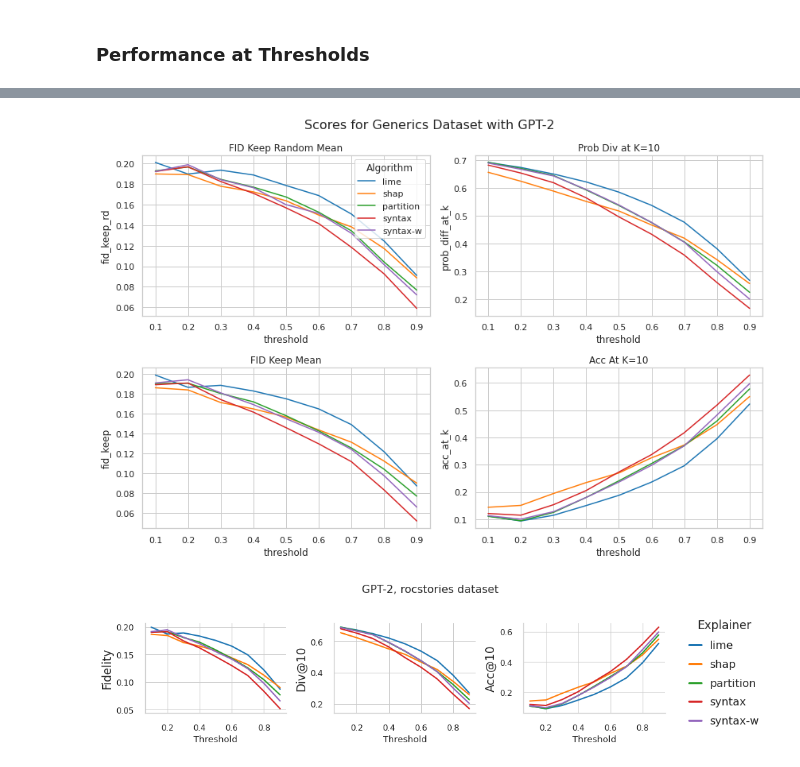
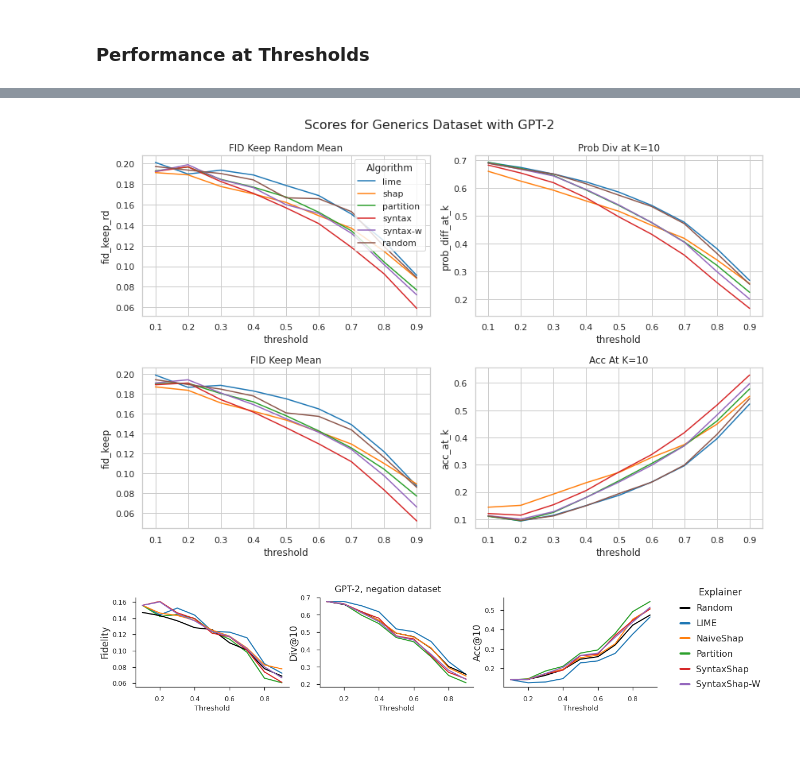
Before and after one commit to k-amara/syntax-shap, a Jupyter notebook: notebooks/Scores_Visualization_GPT2.ipynb, the cells around one changed output, grey strips where cells are left out. Saved outputs shown, nothing was run; the diff lists cells and outputs as text; code cells hidden in the pictures.

```diff
--- a/notebooks/Scores_Visualization_GPT2.ipynb
+++ b/notebooks/Scores_Visualization_GPT2.ipynb
@@ -127,7 +127,7 @@ for root, dirs, files in os.walk(folder_path):
             seed = parts[-2]
             threshold = parts[-1].split('.pkl')[0]  # Removes the file extension
 
-            if eval(threshold) == threshold_:
+            if (eval(threshold) == threshold_) and (eval(seed) == seed_):
                 # Construct the full file path
                 file_path = os.path.join(folder_path, file)
 
@@ -239,7 +239,7 @@ import matplotlib.pyplot as plt
 df = df_final_single_threshold#.groupby(['algorithm']).reset_index()#.mean().reset_index()
 
 # Define the order of algorithms and a colormap
-algo_order = ["lime", "shap", "partition", "syntax", "syntax-w"]
+algo_order = ["lime", "shap", "partition", "syntax", "syntax-w", "random"]
 palette = sns.color_palette("tab10", len(algo_order))
 
 # Ensure 'algorithm' column is categorical and ordered
@@ -358,7 +359,7 @@ import matplotlib.pyplot as plt
 
 df = df_final.groupby(['algorithm', 'threshold']).mean().reset_index()
 # Define the order of algorithms and a colormap
-algo_order = ["lime", "shap", "partition", "syntax", "syntax-w"]
+algo_order = ["lime", "shap", "partition", "syntax", "syntax-w", "random"]
 palette = sns.color_palette("tab10", len(algo_order))
 
 # Ensure 'algorithm' column is categorical and ordered
@@ -394,7 +395,7 @@ fig.suptitle('Scores for Generics Dataset with GPT-2', fontsize=16)
 plt.tight_layout()
 plt.show()
 # %% [output]
-[figure, old version]
+[figure, new version]
 # %%
 import pandas as pd
 import seaborn as sns
@@ -405,14 +406,17 @@ import matplotlib.pyplot as plt
 df = df_final.groupby(['algorithm', 'threshold']).mean().reset_index()
 
 # Define the order of algorithms and a colormap
-algo_order = ["lime", "shap", "partition", "syntax", "syntax-w"]
-palette = sns.color_palette("tab10", len(algo_order))
+algo_order = ["random", "lime", "shap", "partition", "syntax", "syntax-w"]
+pal = sns.color_palette("tab10", len(algo_order))
 
 # Ensure 'algorithm' column is categorical and ordered
 df['algorithm'] = pd.Categorical(df['algorithm'], categories=algo_order, ordered=True)
+df['algorithm'] = df['algorithm'].replace({'lime': 'LIME', 'shap': 'NaiveShap', 'partition': 'Partition', 'syntax': 'SyntaxShap', 'syntax-w': 'SyntaxShap-W', 'random': 'Random'})
+dict_color = {"Random": 'black', "LIME": pal[0], "NaiveShap": pal[1], "Partition": pal[2], "SyntaxShap": pal[3], "SyntaxShap-W": pal[4]}
 
+legend_order = ["Random", "LIME", "NaiveShap", "Partition", "SyntaxShap", "SyntaxShap-W"]
 
-fig, axes = plt.subplots(1, 3, figsize=(14,3.5))
+fig, axes = plt.subplots(1, 3, figsize=(17,3))
 
 # Adjusting various parameters
 # Plotting with Seaborn
@@ -421,40 +425,44 @@ sns.set_context("notebook", rc={"xtick.labelsize" : 15, "ytick.labelsize" : 15})
 
 
 # Creating a lineplot for each score
-sns.lineplot(x='threshold', y='fid_keep', hue='algorithm', data=df, ax=axes[0], palette=palette, linewidth=2)
+sns.lineplot(x='threshold', y='fid_keep', hue='algorithm', data=df, ax=axes[0], palette=dict_color, linewidth=2)
 axes[0].set_title('')
 axes[0].set_xlabel('Threshold', fontsize=13)
 axes[0].set_ylabel('Fidelity', fontsize=17)
 axes[0].tick_params(axis='both', which='major', labelsize=12, pad=10)  # Increase tick font size and padding
 
-sns.lineplot(x='threshold', y='prob_diff_at_k', hue='algorithm', data=df, ax=axes[1], palette=palette, linewidth=2)
+sns.lineplot(x='threshold', y='prob_diff_at_k', hue='algorithm', data=df, ax=axes[1], palette=dict_color, linewidth=2)
 axes[1].set_title('')
 axes[1].set_xlabel('Threshold', fontsize=13)
 axes[1].set_ylabel('Div@10', fontsize=17)
 axes[1].tick_params(axis='both', which='major', labelsize=12, pad=10)  # Increase tick font size and padding
 
-sns.lineplot(x='threshold', y='acc_at_k', hue='algorithm', data=df, ax=axes[2], palette=palette, linewidth=2)
+sns.lineplot(x='threshold', y='acc_at_k', hue='algorithm', data=df, ax=axes[2], palette=dict_color, linewidth=2)
 axes[2].set_title('')
 axes[2].set_xlabel('Threshold', fontsize=13)
 axes[2].set_ylabel('Acc@10', fontsize=17)
 axes[2].tick_params(axis='both', which='major', labelsize=12, pad=10)  # Increase tick font size and padding
 
 # Remove legends from all but one plot
 for ax in axes.flat:
     ax.legend().remove()
 
 # Add the legend back to the first subplot with custom settings
-legend = axes[2].legend(title='Explainer', loc='upper left', bbox_to_anchor=(1.1, 1.15), fontsize=16, frameon=False, handlelength=1.1, labelspacing=0.8)
+handles, labels = axes[2].get_legend_handles_labels()
+ordered_handles = [handles[labels.index(label)] for label in legend_order]
+ordered_labels = [label for label in legend_order]
+legend = axes[2].legend(ordered_handles, ordered_labels, title='Explainer', loc='upper left', bbox_to_anchor=(1.1, 1.2), fontsize=16, frameon=False, handlelength=1, labelspacing=0.8)
 legend.get_title().set_fontsize('17')  # Increase legend title font size
 for line in legend.get_lines():
-    line.set_linewidth(3)  # Increase line width in legend
+    line.set_linewidth(4)  # Increase line width in legend
+
 
 fig.suptitle(f'GPT-2, {dataset} dataset', fontsize=16)  # Adjust suptitle position
 
 sns.despine()
-plt.tight_layout()
+#plt.tight_layout()
 plt.show()
 
 fig.savefig(f"/cluster/home/kamara/syntax-shap/figures/{model_name}/{dataset}/scores_{model_name}_{dataset}.pdf", bbox_inches='tight', dpi=600)
 # %% [output]
-[figure, old version]
+[figure, new version]
```
Also changed, not shown: parts of 7 cells of this notebook, 6 other files.
